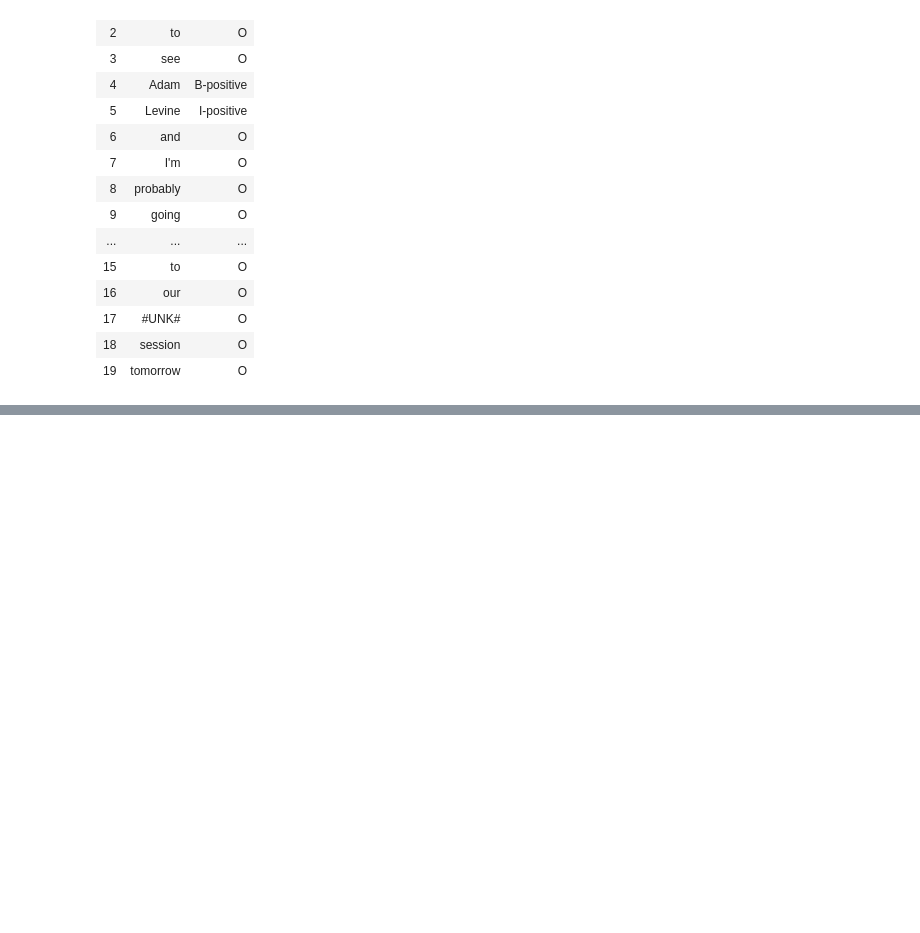
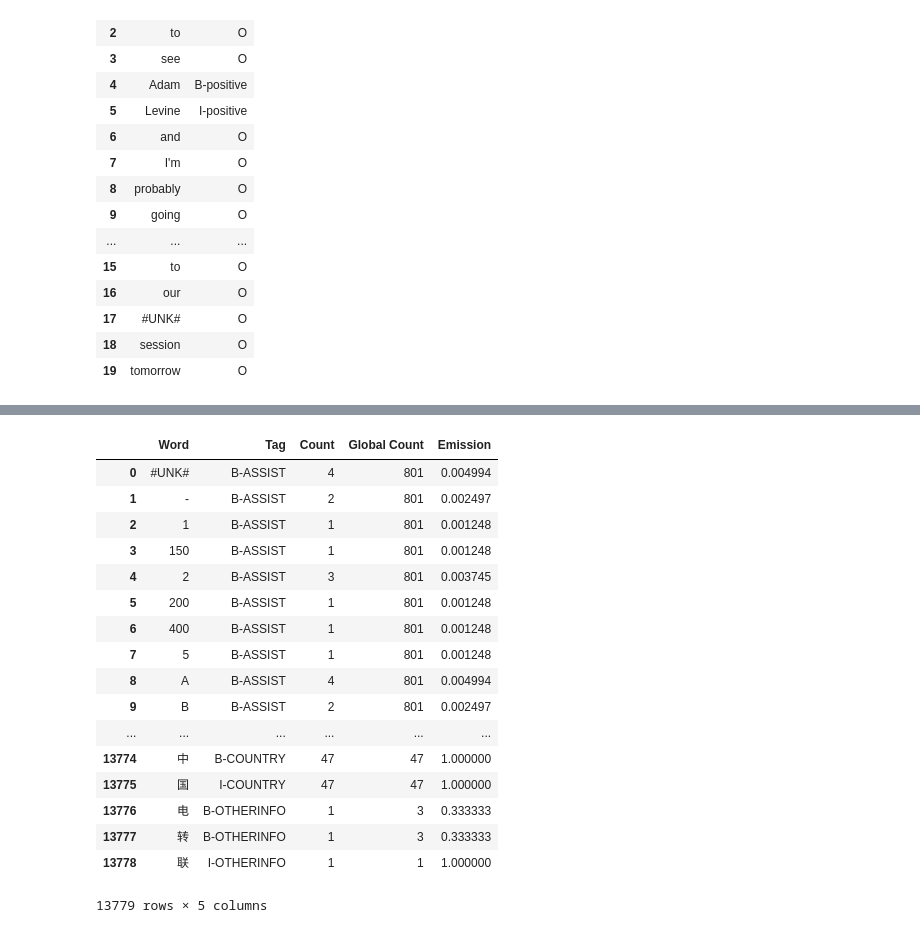
Before and after one commit to ullash21/ML-project, a Jupyter notebook: machine_learning_project.ipynb, the cells around one changed output, grey strips where cells are left out. Drawn from its saved outputs; the diff is of its cells as text; code cells hidden in the pictures; blank space fills up the shorter version.

```diff
--- a/machine_learning_project.ipynb
+++ b/machine_learning_project.ipynb
@@ -20,6 +22,6 @@ Part 2
 # %%
 # AL Train Data Set
-ALdata = pd.read_csv('AL/AL/train', low_memory=False, lineterminator ='\n', delimiter = ' ', header = None, names = ['Word', 'Tag'])
+ALdata = pd.read_csv('./AL/train', low_memory=False, lineterminator ='\n', delimiter = ' ', header = None, names = ['Word', 'Tag'])
 ALdata.head(15)
 # %% [output]
 |  | Word | Tag |
@@ -258,0 +398,15 @@ SGdevin = pd.read_csv('/Users/danial/Documents/ISTD/Machine Learning/Project/SG/
+# %%
+# Goal: Obtain a dataset with Word, Tag, Emission
+
+# Steps
+# 1) Obtain count of tags per word
+# 2) Find the Count of the different tags across the whole dataset
+# 3) For each tag for each word, find out what the total count for each tag
+# 4) Obtain emission count with Word, Tag, Emission by dividing step 1 and 4
+# 5) Keep only the word/tag with highest emission value
+
+#AL
+
+# 1)
+ALWordTagcount = pd.DataFrame({'Count' : ALdata.groupby(['Word', 'Tag']).size()}).reset_index()
+ALWordTagcount
@@ -258,0 +432,6 @@ SGdevin = pd.read_csv('/Users/danial/Documents/ISTD/Machine Learning/Project/SG/
+# %%
+# 2)
+ALTagcount = pd.DataFrame({'Global Count' :ALdata['Tag'].value_counts()}).reset_index()
+ALTagcount.rename(columns = {'index' : 'Tag'}, inplace= True)
+
+ALTagcount
@@ -258,0 +456,4 @@ SGdevin = pd.read_csv('/Users/danial/Documents/ISTD/Machine Learning/Project/SG/
+# %%
+# 3
+ALTotalTagCount = pd.merge(ALWordTagcount, ALTagcount, on='Tag')
+ALTotalTagCount
@@ -258,0 +479,23 @@ SGdevin = pd.read_csv('/Users/danial/Documents/ISTD/Machine Learning/Project/SG/
+# %%
+# 4)
+ALTotalTagCount['Emission'] = ALTotalTagCount['Count']/ALTotalTagCount['Global Count']
+ALTotalTagCount
+# %% [output]
+|  | Word | Tag | Count | Global Count | Emission |
+| 0 | #UNK# | B-ASSIST | 4 | 801 | 0.004994 |
+| 1 | - | B-ASSIST | 2 | 801 | 0.002497 |
+| 2 | 1 | B-ASSIST | 1 | 801 | 0.001248 |
+| 3 | 150 | B-ASSIST | 1 | 801 | 0.001248 |
+| 4 | 2 | B-ASSIST | 3 | 801 | 0.003745 |
+| 5 | 200 | B-ASSIST | 1 | 801 | 0.001248 |
+| 6 | 400 | B-ASSIST | 1 | 801 | 0.001248 |
+| 7 | 5 | B-ASSIST | 1 | 801 | 0.001248 |
+| 8 | A | B-ASSIST | 4 | 801 | 0.004994 |
+| 9 | B | B-ASSIST | 2 | 801 | 0.002497 |
+| ... | ... | ... | ... | ... | ... |
+| 13774 | 中 | B-COUNTRY | 47 | 47 | 1.000000 |
+| 13775 | 国 | I-COUNTRY | 47 | 47 | 1.000000 |
+| 13776 | 电 | B-OTHERINFO | 1 | 3 | 0.333333 |
+| 13777 | 转 | B-OTHERINFO | 1 | 3 | 0.333333 |
+| 13778 | 联 | I-OTHERINFO | 1 | 1 | 1.000000 |
+13779 rows × 5 columns
```
Also changed, not shown: parts of 39 cells of this notebook, 21 other files.
